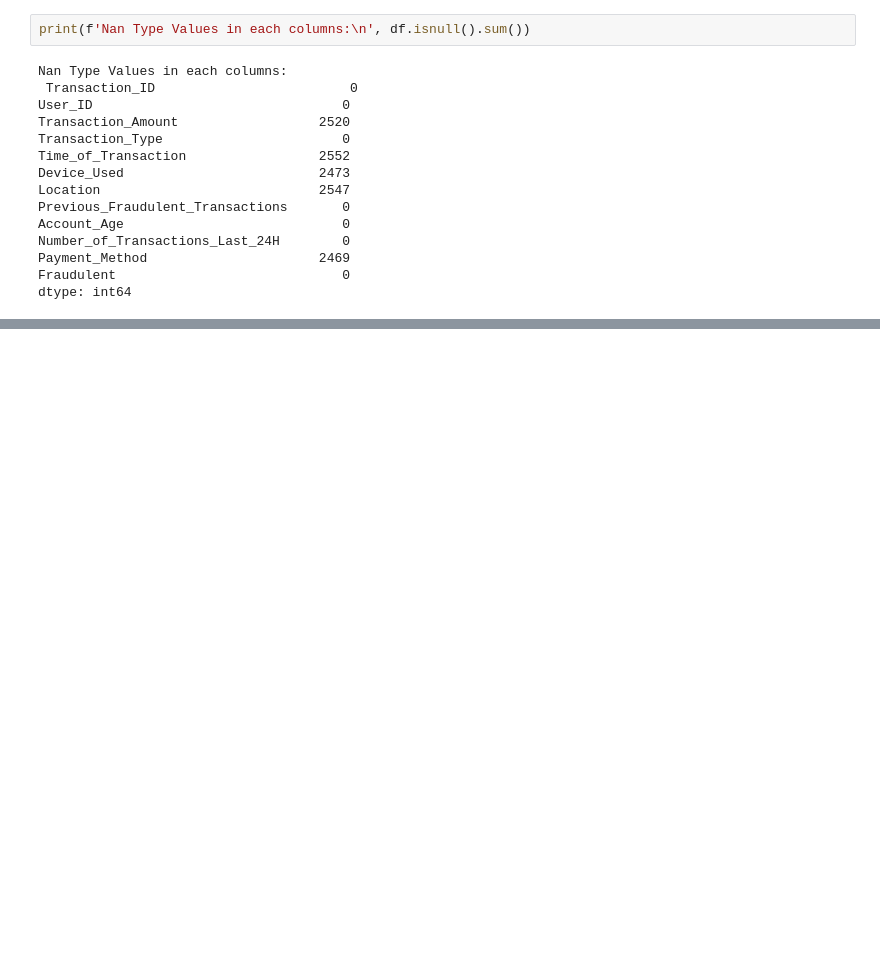
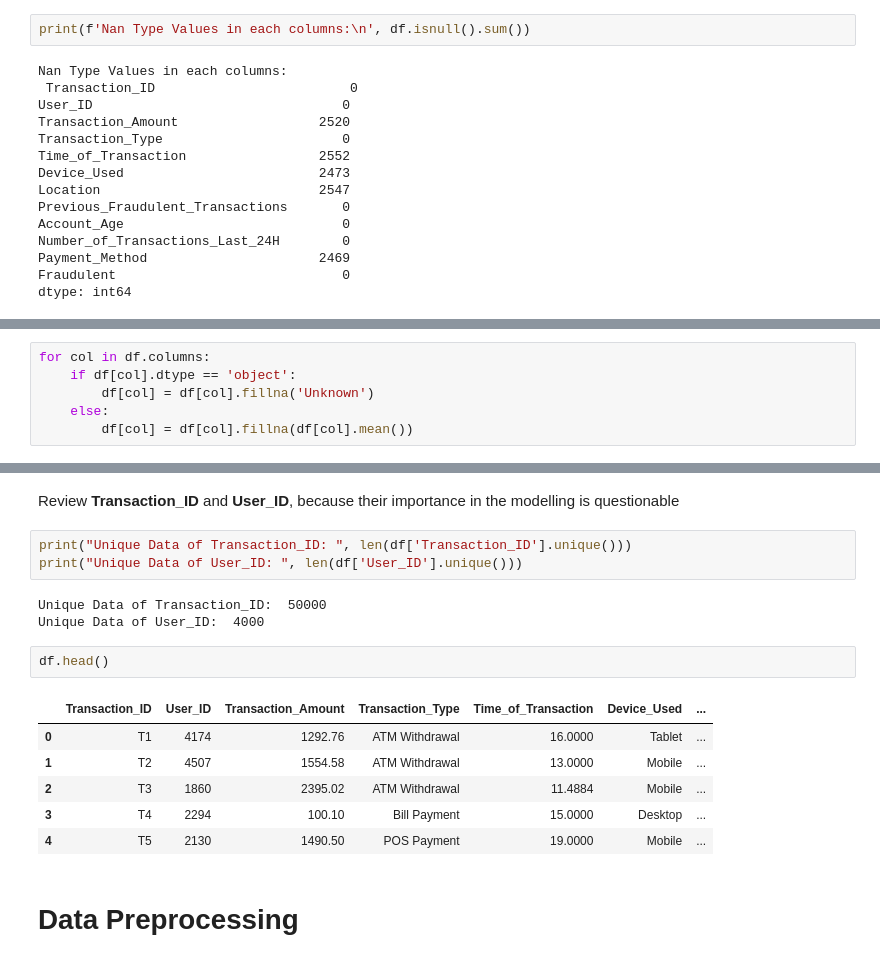
Before and after one commit to LVHungg/FraudDetection, a Jupyter notebook: src/EDA.ipynb, the cells around one changed output, grey strips where cells are left out. Saved outputs shown, nothing was run; the diff lists cells and outputs as text; blank space fills up the shorter version.

```diff
--- a/src/EDA.ipynb
+++ b/src/EDA.ipynb
@@ -108,0 +109,6 @@ else:
+# %%
+for col in df.columns:
+    if df[col].dtype == 'object':
+        df[col] = df[col].fillna('Unknown')
+    else:
+        df[col] = df[col].fillna(df[col].mean())
@@ -108,0 +159,19 @@ else:
+# %% [markdown]
+Review **Transaction_ID** and **User_ID**, because their importance in the modelling is questionable
+# %%
+print("Unique Data of Transaction_ID: ", len(df['Transaction_ID'].unique()))
+print("Unique Data of User_ID: ", len(df['User_ID'].unique()))
+# %% [output]
+Unique Data of Transaction_ID:  50000
+Unique Data of User_ID:  4000
+# %%
+df.head()
+# %% [output]
+|  | Transaction_ID | User_ID | Transaction_Amount | Transaction_Type | Time_of_Transaction | Device_Used | ... |
+| 0 | T1 | 4174 | 1292.76 | ATM Withdrawal | 16.0000 | Tablet | ... |
+| 1 | T2 | 4507 | 1554.58 | ATM Withdrawal | 13.0000 | Mobile | ... |
+| 2 | T3 | 1860 | 2395.02 | ATM Withdrawal | 11.4884 | Mobile | ... |
+| 3 | T4 | 2294 | 100.10 | Bill Payment | 15.0000 | Desktop | ... |
+| 4 | T5 | 2130 | 1490.50 | POS Payment | 19.0000 | Mobile | ... |
+# %% [markdown]
+# Data Preprocessing
```
Also changed, not shown: parts of 8 cells of this notebook, 2 other files.
